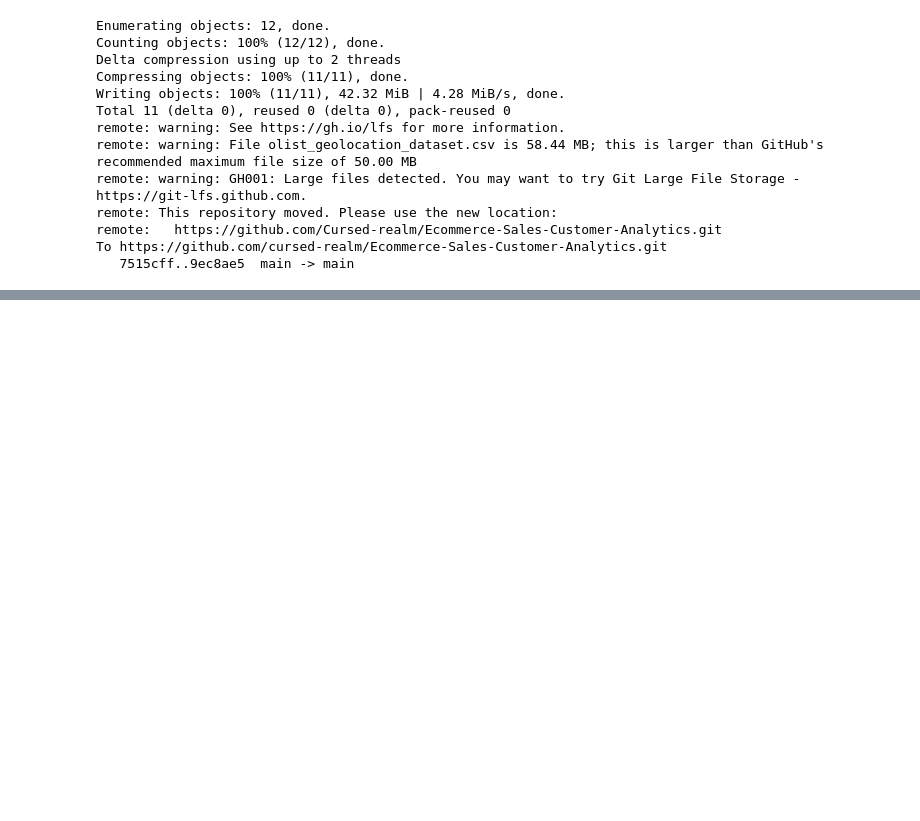
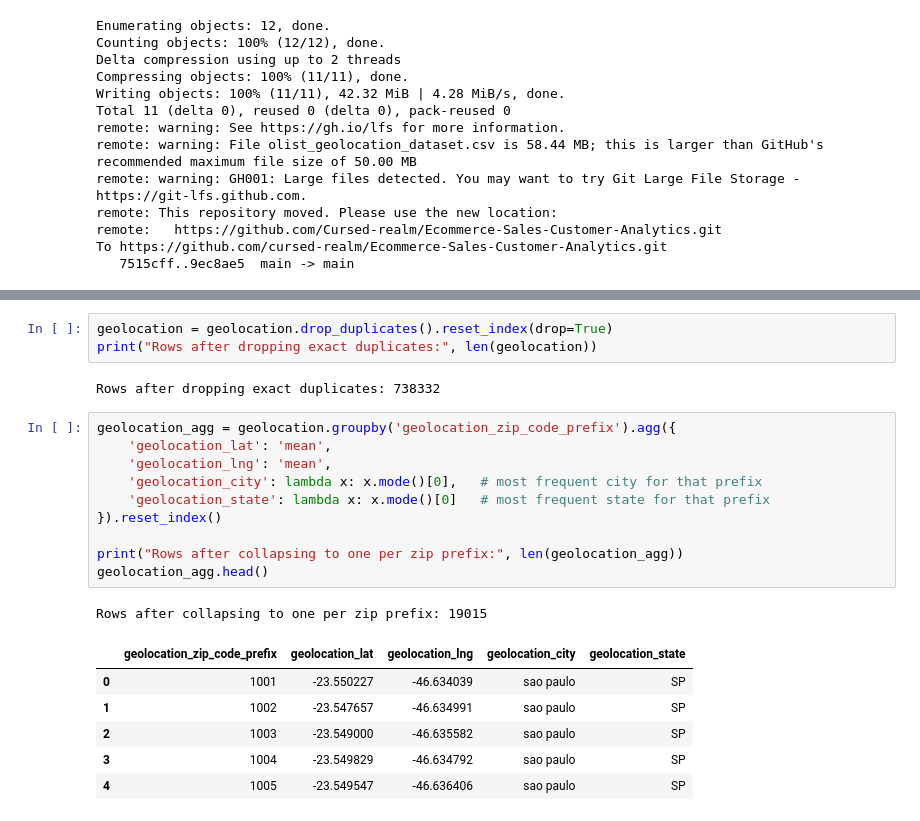
Before and after one commit to Cursed-realm/Ecommerce-Sales-Customer-Analytics, a Jupyter notebook: Ecommerce_Sales_Customer_Analytics.ipynb, the cells around one changed output, grey strips where cells are left out. Saved outputs shown, nothing was run; the diff lists cells and outputs as text; blank space fills up the shorter version.

```diff
--- a/Ecommerce_Sales_Customer_Analytics.ipynb
+++ b/Ecommerce_Sales_Customer_Analytics.ipynb
@@ -145,0 +325,23 @@ To https://github.com/cursed-realm/Ecommerce-Sales-Customer-Analytics.git
+# %%
+geolocation = geolocation.drop_duplicates().reset_index(drop=True)
+print("Rows after dropping exact duplicates:", len(geolocation))
+# %% [output]
+Rows after dropping exact duplicates: 738332
+# %%
+geolocation_agg = geolocation.groupby('geolocation_zip_code_prefix').agg({
+    'geolocation_lat': 'mean',
+    'geolocation_lng': 'mean',
+    'geolocation_city': lambda x: x.mode()[0],   # most frequent city for that prefix
+    'geolocation_state': lambda x: x.mode()[0]   # most frequent state for that prefix
+}).reset_index()
+
+print("Rows after collapsing to one per zip prefix:", len(geolocation_agg))
+geolocation_agg.head()
+# %% [output]
+Rows after collapsing to one per zip prefix: 19015
+|  | geolocation_zip_code_prefix | geolocation_lat | geolocation_lng | geolocation_city | geolocation_state |
+| 0 | 1001 | -23.550227 | -46.634039 | sao paulo | SP |
+| 1 | 1002 | -23.547657 | -46.634991 | sao paulo | SP |
+| 2 | 1003 | -23.549000 | -46.635582 | sao paulo | SP |
+| 3 | 1004 | -23.549829 | -46.634792 | sao paulo | SP |
+| 4 | 1005 | -23.549547 | -46.636406 | sao paulo | SP |
```
Also changed, not shown: parts of 26 cells of this notebook.
